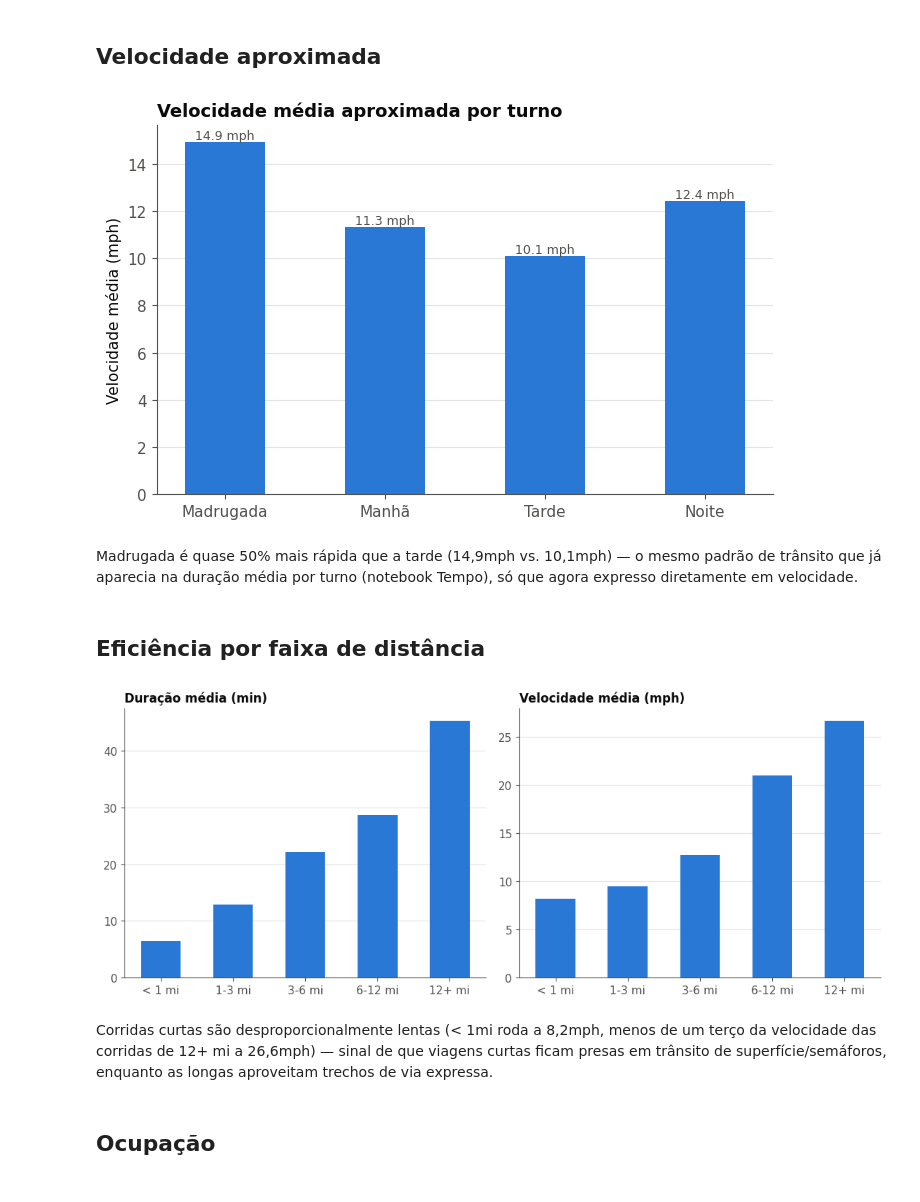
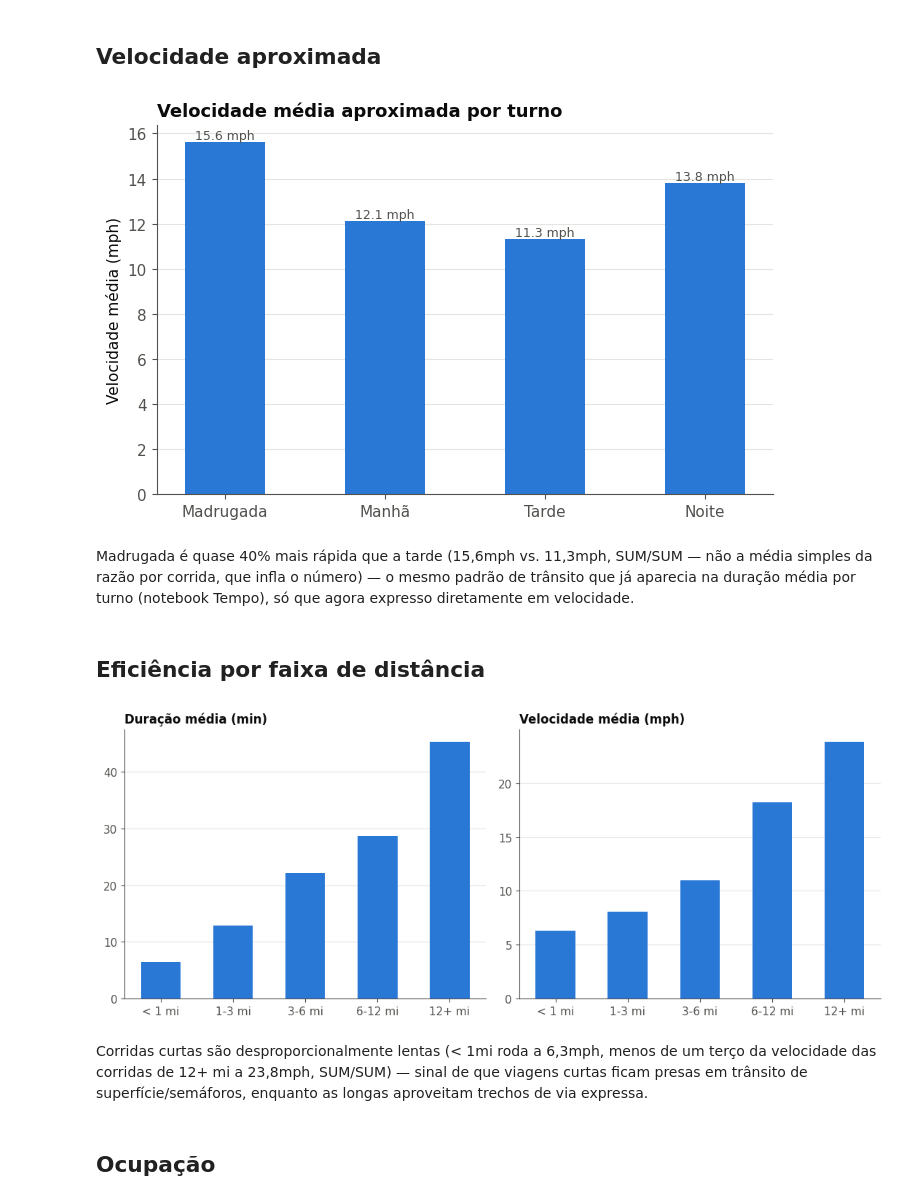
Before and after one commit to font-mirella/elt-nyc-taxi-pipeline, a Jupyter notebook: analytics/graficos_operacao.ipynb, the cells around one changed output. Cells and saved outputs as stored; diff of their text form; code cells hidden in the pictures.

```diff
--- a/analytics/graficos_operacao.ipynb
+++ b/analytics/graficos_operacao.ipynb
@@ -79,30 +79,30 @@ Quase metade das corridas (49%) fica entre 1 e 3 milhas — deslocamento curto t
 # %%
 df = con.execute('''
     SELECT h.turno, COUNT(*) AS qtd_corridas,
-           ROUND(AVG(f.trip_distance / (f.trip_duration_minutes / 60.0)), 1) AS velocidade_media_mph
+           ROUND(SUM(f.trip_distance) / (SUM(f.trip_duration_minutes) / 60.0), 1) AS velocidade_media_mph
     FROM fato_corrida f
     JOIN dim_hora h ON h.id_hora_sk = f.id_hora_embarque_sk
     WHERE f.trip_distance > 0 AND f.trip_duration_minutes > 0 AND NOT f.is_speed_outlier
     GROUP BY h.turno
 ''').fetchdf()
 ordem = ['Madrugada', 'Manhã', 'Tarde', 'Noite']
 df['turno'] = pd.Categorical(df['turno'], categories=ordem, ordered=True)
 df = df.sort_values('turno')
 
 fig, ax = plt.subplots(figsize=(7, 4.5))
 bars = ax.bar(df['turno'], df['velocidade_media_mph'], color=BLUE, width=0.5)
 ax.set_title('Velocidade média aproximada por turno', loc='left', fontsize=13, fontweight='bold')
 ax.set_ylabel('Velocidade média (mph)')
 style_ax(ax)
 for b in bars:
     ax.annotate(f'{b.get_height():.1f} mph', (b.get_x() + b.get_width()/2, b.get_height()),
                 ha='center', va='bottom', fontsize=9, color=MUTED)
 plt.tight_layout()
 plt.show()
 # %% [output]
-[figure, old version]
+[figure, new version]
 # %% [markdown]
-Madrugada é quase 50% mais rápida que a tarde (14,9mph vs. 10,1mph) — o mesmo padrão de trânsito que já aparecia na duração média por turno (notebook Tempo), só que agora expresso diretamente em velocidade.
+Madrugada é quase 40% mais rápida que a tarde (15,6mph vs. 11,3mph, SUM/SUM — não a média simples da razão por corrida, que infla o número) — o mesmo padrão de trânsito que já aparecia na duração média por turno (notebook Tempo), só que agora expresso diretamente em velocidade.
 # %% [markdown]
 ## Eficiência por faixa de distância
 # %%
@@ -117,7 +117,7 @@ df = con.execute('''
         END AS faixa_distancia,
         COUNT(*) AS qtd_corridas,
         ROUND(AVG(trip_duration_minutes), 1) AS duracao_media_min,
-        ROUND(AVG(trip_distance / (trip_duration_minutes / 60.0)), 1) AS velocidade_media_mph
+        ROUND(SUM(trip_distance) / (SUM(trip_duration_minutes) / 60.0), 1) AS velocidade_media_mph
     FROM fato_corrida
     WHERE trip_distance > 0 AND trip_duration_minutes > 0 AND NOT is_speed_outlier
     GROUP BY faixa_distancia
@@ -137,9 +137,9 @@ style_ax(axes[1])
 plt.tight_layout()
 plt.show()
 # %% [output]
-[figure, old version]
+[figure, new version]
 # %% [markdown]
-Corridas curtas são desproporcionalmente lentas (< 1mi roda a 8,2mph, menos de um terço da velocidade das corridas de 12+ mi a 26,6mph) — sinal de que viagens curtas ficam presas em trânsito de superfície/semáforos, enquanto as longas aproveitam trechos de via expressa.
+Corridas curtas são desproporcionalmente lentas (< 1mi roda a 6,3mph, menos de um terço da velocidade das corridas de 12+ mi a 23,8mph, SUM/SUM) — sinal de que viagens curtas ficam presas em trânsito de superfície/semáforos, enquanto as longas aproveitam trechos de via expressa.
 # %% [markdown]
 ## Ocupação
 # %%
```
Also changed, not shown: 3 other files.
